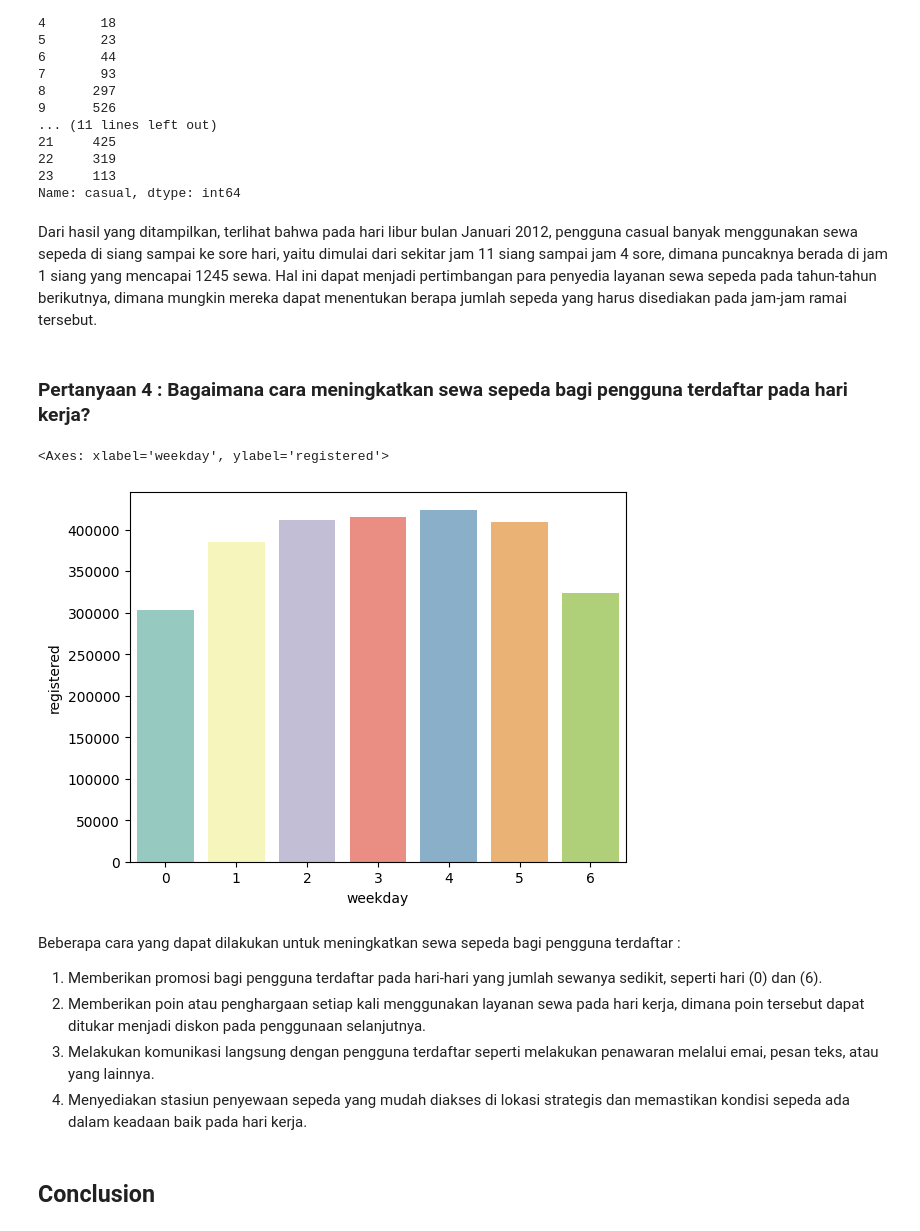
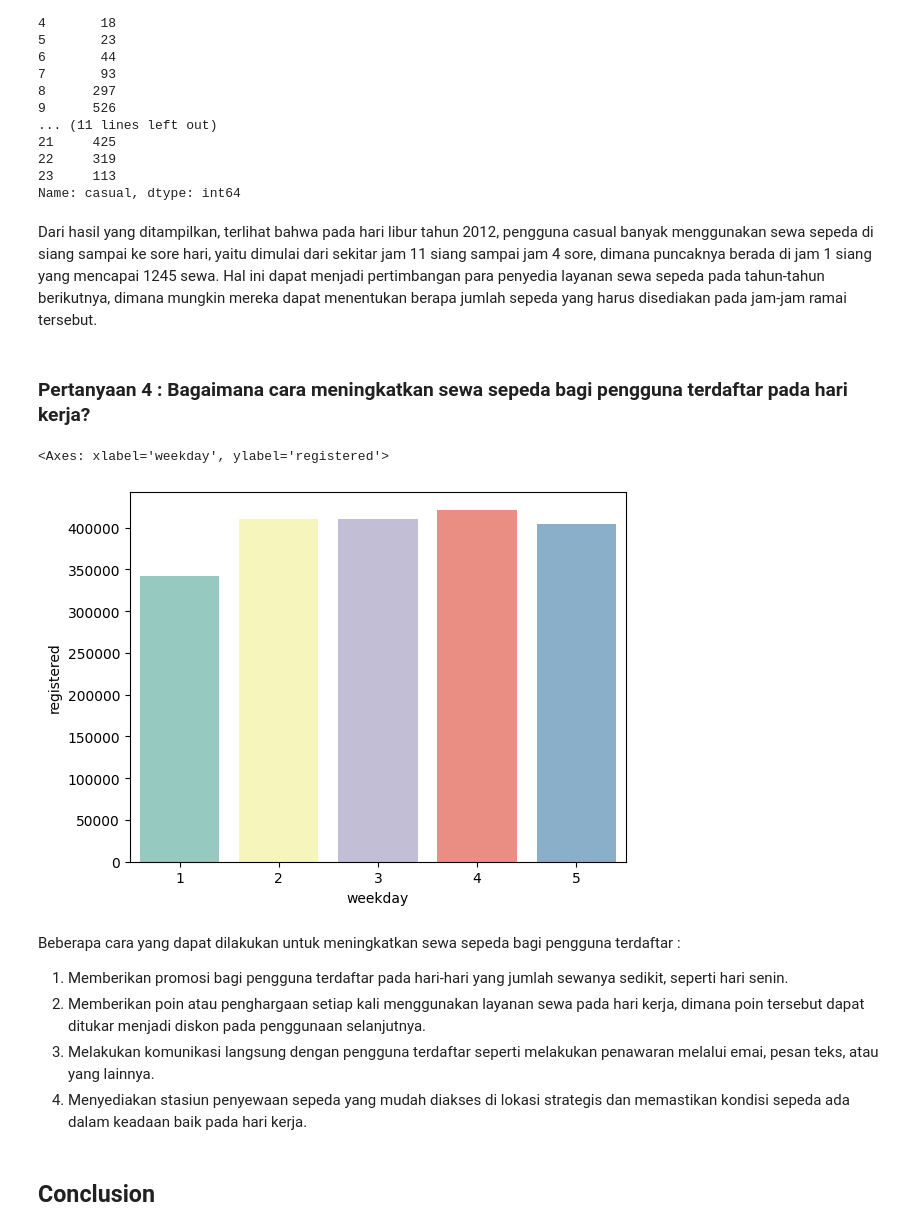
Before and after one commit to rahelsmnjtk/Capstone-Andat-Dicoding, a Jupyter notebook: notebook.ipynb, the cells around one changed output. Cells and saved outputs as stored; diff of their text form; code cells hidden in the pictures.

```diff
--- a/notebook.ipynb
+++ b/notebook.ipynb
@@ -531,22 +554,24 @@ hr
 23     113
 Name: casual, dtype: int64
 # %% [markdown]
-Dari hasil yang ditampilkan, terlihat bahwa pada hari libur bulan Januari 2012, pengguna casual banyak menggunakan sewa sepeda di siang sampai ke sore hari, yaitu dimulai dari sekitar jam 11 siang sampai jam 4 sore, dimana puncaknya berada di jam 1 siang yang mencapai 1245 sewa. Hal ini dapat menjadi pertimbangan para penyedia layanan sewa sepeda pada tahun-tahun berikutnya, dimana mungkin mereka dapat menentukan berapa jumlah sepeda yang harus disediakan pada jam-jam ramai tersebut.
+Dari hasil yang ditampilkan, terlihat bahwa pada hari libur tahun 2012, pengguna casual banyak menggunakan sewa sepeda di siang sampai ke sore hari, yaitu dimulai dari sekitar jam 11 siang sampai jam 4 sore, dimana puncaknya berada di jam 1 siang yang mencapai 1245 sewa. Hal ini dapat menjadi pertimbangan para penyedia layanan sewa sepeda pada tahun-tahun berikutnya, dimana mungkin mereka dapat menentukan berapa jumlah sepeda yang harus disediakan pada jam-jam ramai tersebut.
 # %% [markdown]
 ### Pertanyaan 4 : Bagaimana cara meningkatkan sewa sepeda bagi pengguna terdaftar pada hari kerja?
 # %%
+import warnings
+warnings.filterwarnings('ignore')
 #filter data hari kerja(workingday = 1)
 workday = day_df[(day_df["workingday"] == 1) & (day_df['registered']>0)]
 
-data = day_df.groupby('weekday')['registered'].sum()
+data = workday.groupby('weekday')['registered'].sum()
 
 sns.barplot(x=data.index, y=data, palette=palette)
 # %% [output]
 <Axes: xlabel='weekday', ylabel='registered'>
-[figure, old version]
+[figure, new version]
 # %% [markdown]
 Beberapa cara yang dapat dilakukan untuk meningkatkan sewa sepeda bagi pengguna terdaftar :
-1. Memberikan promosi bagi pengguna terdaftar pada hari-hari yang jumlah sewanya sedikit, seperti hari (0) dan (6).
+1. Memberikan promosi bagi pengguna terdaftar pada hari-hari yang jumlah sewanya sedikit, seperti hari senin.
 2. Memberikan poin atau penghargaan setiap kali menggunakan layanan sewa pada hari kerja, dimana poin tersebut dapat ditukar menjadi diskon pada penggunaan selanjutnya.
 3. Melakukan komunikasi langsung dengan pengguna terdaftar seperti melakukan penawaran melalui emai, pesan teks, atau yang lainnya.
 4. Menyediakan stasiun penyewaan sepeda yang mudah diakses di lokasi strategis dan memastikan kondisi sepeda ada dalam keadaan baik pada hari kerja.
```
Also changed, not shown: parts of 9 cells of this notebook.
